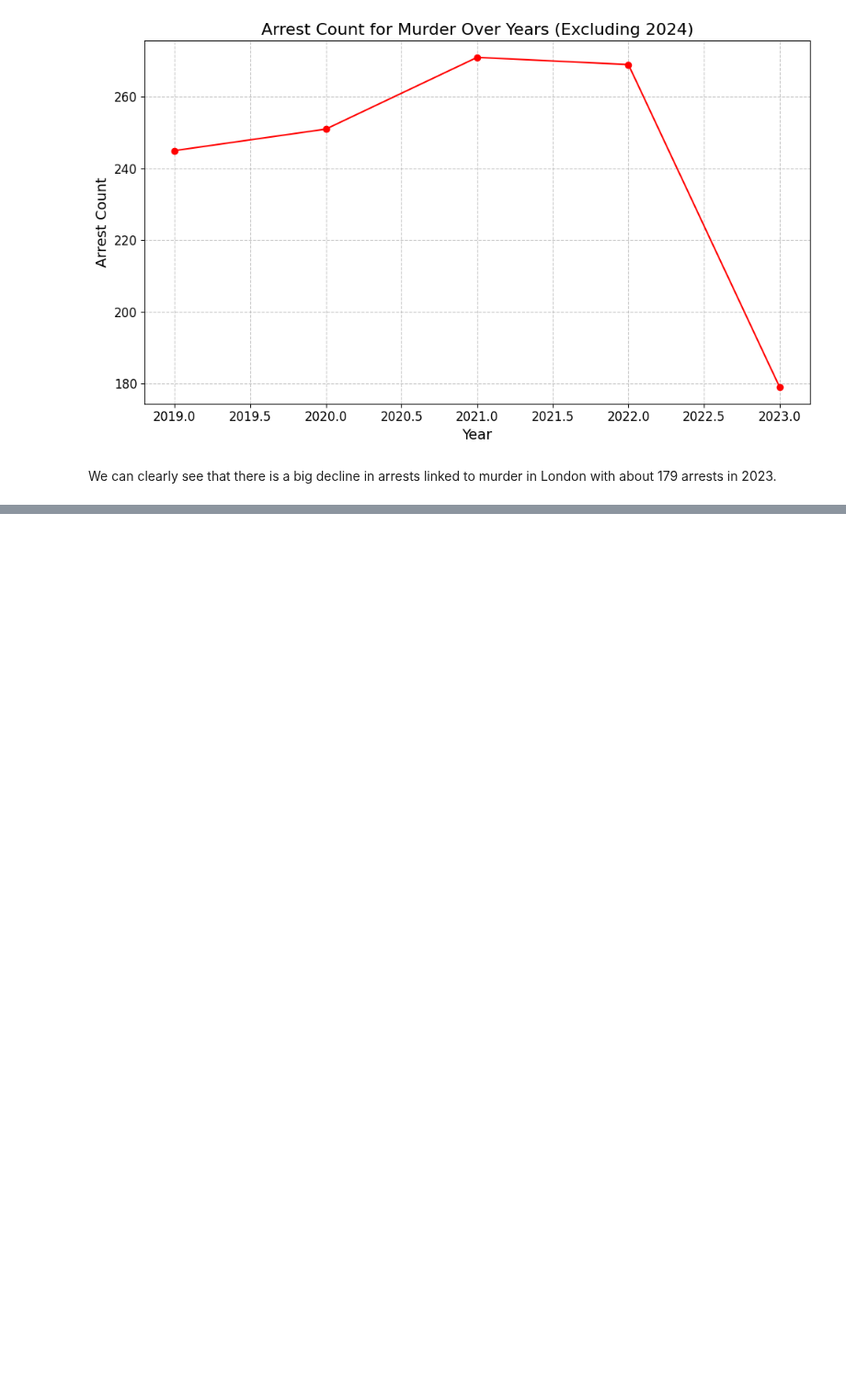
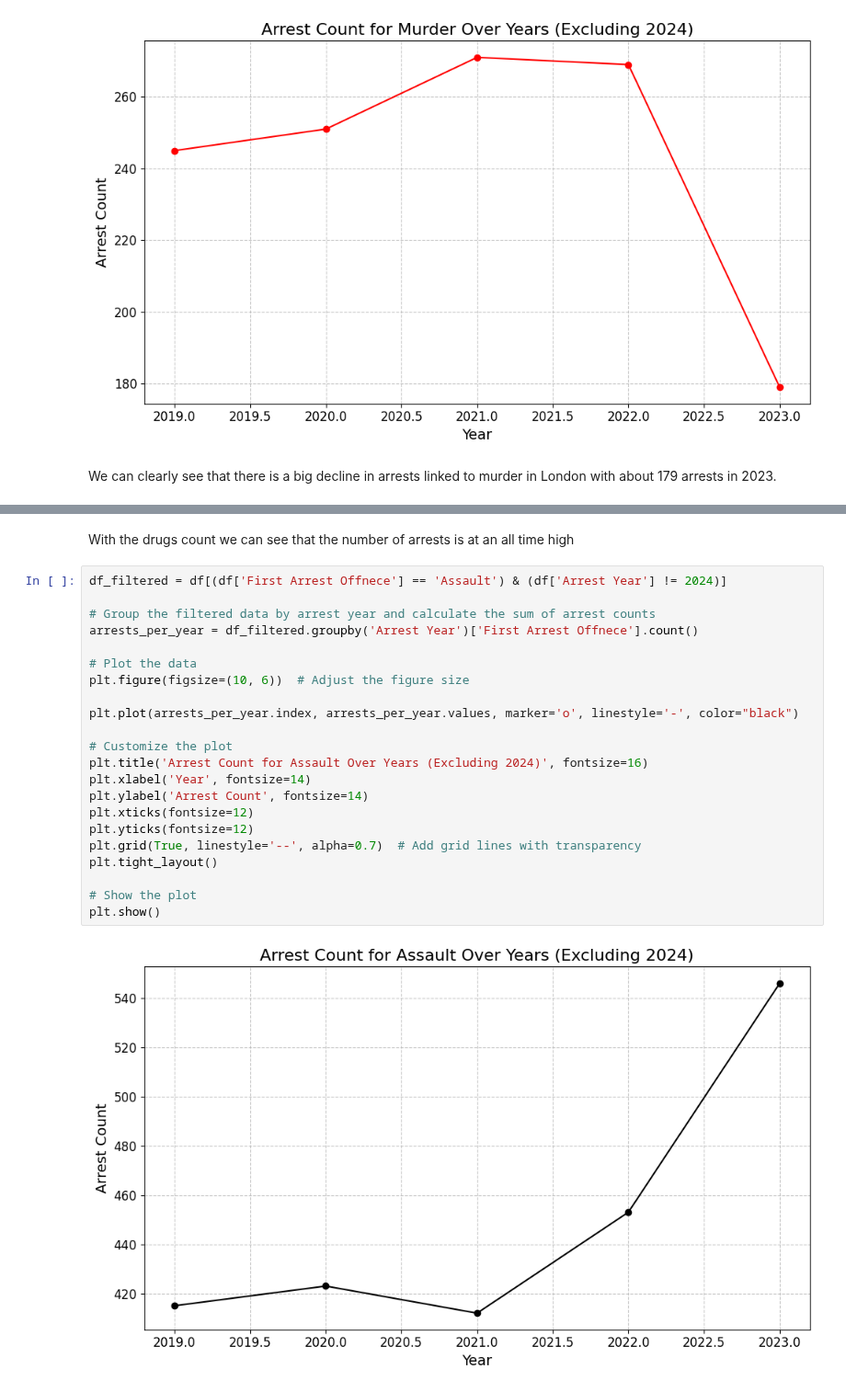
Before and after one commit to Ozan797/Crime-Visualiser, a Jupyter notebook: Arrests.ipynb, the cells around one changed output, grey strips where cells are left out. Shown at 92% size. Cells and saved outputs as stored; diff of their text form; blank space fills up the shorter version.

Commit message:
Completed first overall analysis of crime types

```diff
--- a/Arrests.ipynb
+++ b/Arrests.ipynb
@@ -180,0 +181,26 @@ plt.show()
+# %% [markdown]
+With the drugs count we can see that the number of arrests is at an all time high
+# %%
+df_filtered = df[(df['First Arrest Offnece'] == 'Assault') & (df['Arrest Year'] != 2024)]
+
+# Group the filtered data by arrest year and calculate the sum of arrest counts
+arrests_per_year = df_filtered.groupby('Arrest Year')['First Arrest Offnece'].count()
+
+# Plot the data
+plt.figure(figsize=(10, 6))  # Adjust the figure size
+
+plt.plot(arrests_per_year.index, arrests_per_year.values, marker='o', linestyle='-', color="black")
+
+# Customize the plot
+plt.title('Arrest Count for Assault Over Years (Excluding 2024)', fontsize=16)
+plt.xlabel('Year', fontsize=14)
+plt.ylabel('Arrest Count', fontsize=14)
+plt.xticks(fontsize=12)
+plt.yticks(fontsize=12)
+plt.grid(True, linestyle='--', alpha=0.7)  # Add grid lines with transparency
+plt.tight_layout()
+
+# Show the plot
+plt.show()
+# %% [output]
+[figure, added]
```
Also changed, not shown: parts of 7 cells of this notebook.
